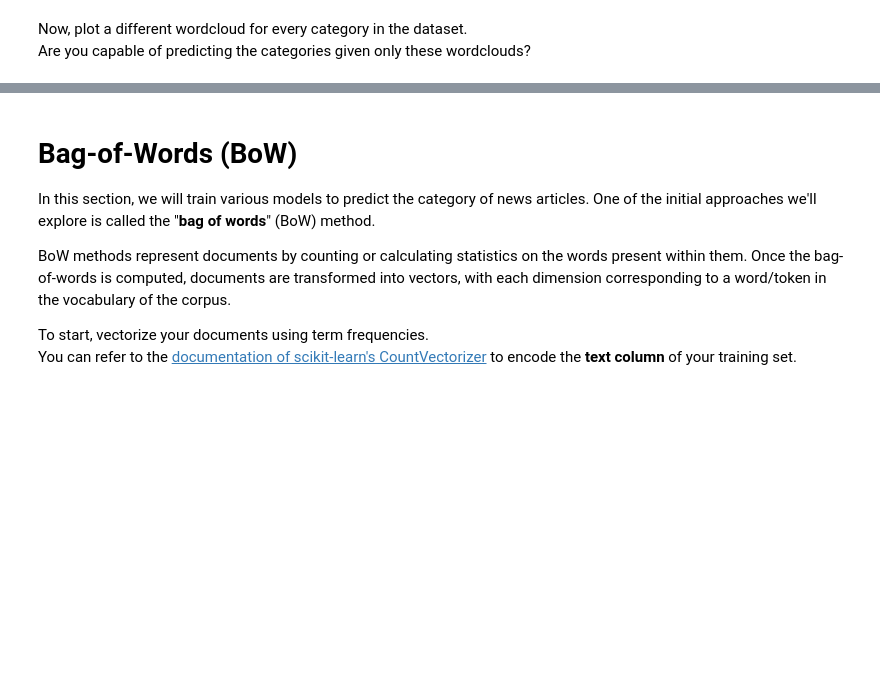
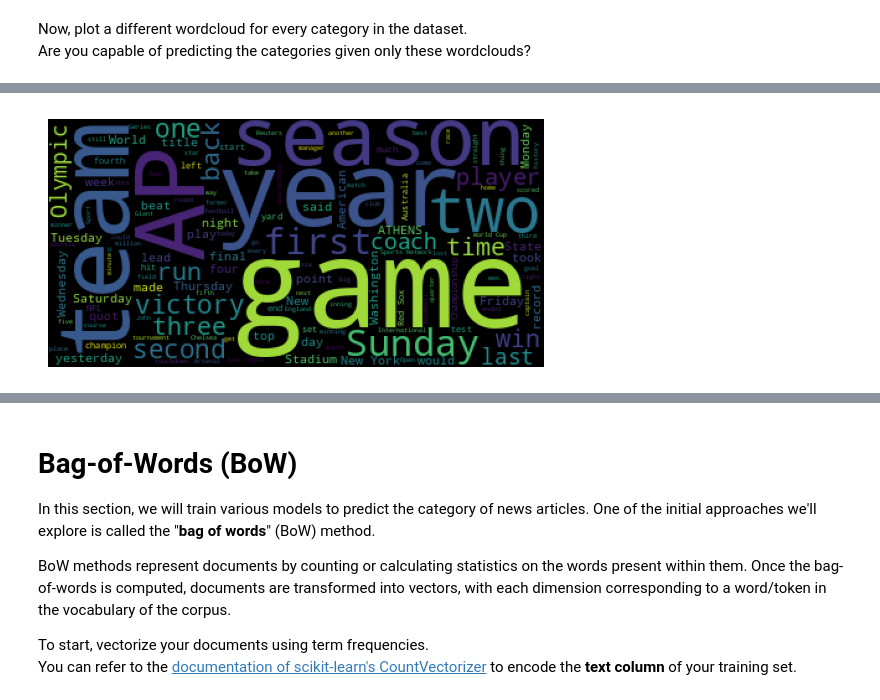
Before and after one commit to selim-ba/AIF, a Jupyter notebook: nlp/AIF_nlp_1.ipynb, the cells around one changed output, grey strips where cells are left out. Drawn from its saved outputs; the diff is of its cells as text; code cells hidden in the pictures; blank space fills up the shorter version.

```diff
--- a/nlp/AIF_nlp_1.ipynb
+++ b/nlp/AIF_nlp_1.ipynb
@@ -106,0 +113,8 @@ Are you capable of predicting the categories given only these wordclouds?
+# %%
+corpus_sports = " ".join(traindf[traindf.label == 1].text.values)
+wordcloud_sports = WordCloud(stopwords=stop_words).generate(text=corpus_sports) #use the stopwords when generating the wordcloud
+plt.imshow(wordcloud_sports)
+plt.axis("off")
+plt.show();
+# %% [output]
+[figure, added]
```
Also changed, not shown: parts of 4 cells of this notebook.
